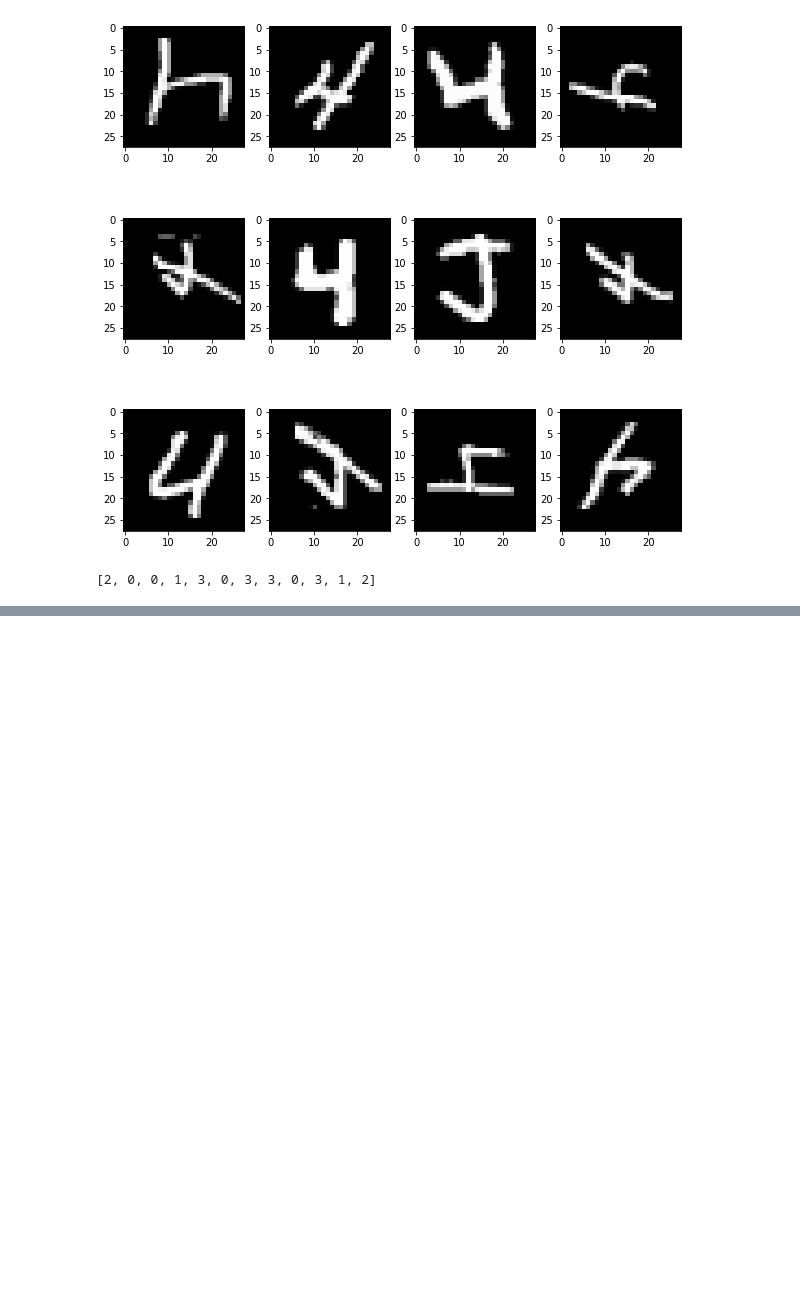
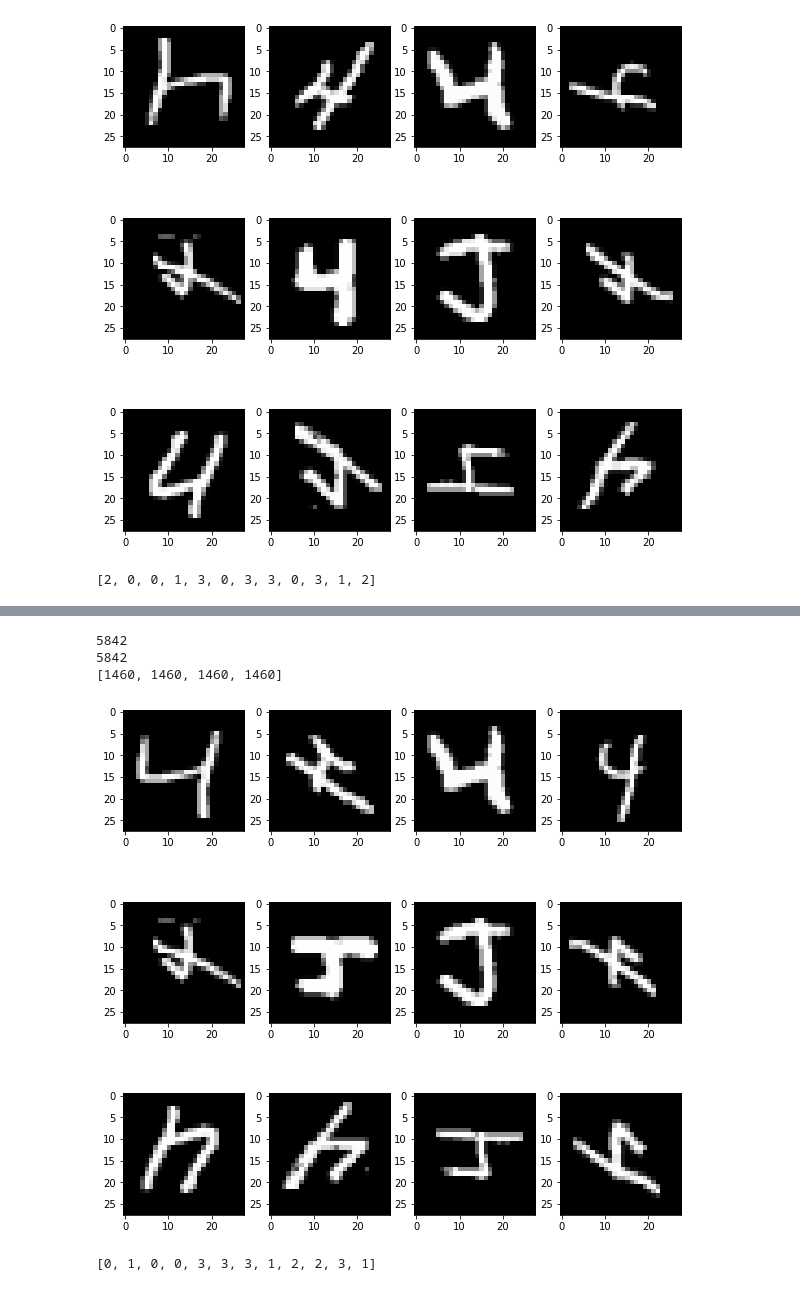
Before and after one commit to PratikGarai/MNIST-Federated, a Jupyter notebook: 04_Orientation_Model/Dataset Generation.ipynb, the cells around one changed output, grey strips where cells are left out. Drawn from its saved outputs; the diff is of its cells as text; code cells hidden in the pictures; blank space fills up the shorter version.

```diff
--- a/04_Orientation_Model/Dataset Generation.ipynb
+++ b/04_Orientation_Model/Dataset Generation.ipynb
@@ -80,7 +96,7 @@ printGrid(x4[:25], 5, 5)
 # %% [output]
 [figure]
 # %%
-xr4,yr4 = getRandomOrientationData(x4)
+xr4,yr4,counts = getRandomOrientationData(x4)
 printGrid(xr4[:12], 3, 4)
 print(yr4[:12])
 # %% [output]
@@ -88,0 +163,14 @@ print(yr4[:12])
+# %%
+ld = Dataset()
+ld.load(f_name)
+# %%
+print(len(ld.x))
+print(len(ld.y))
+print(ld.distribution)
+ld.printSlice(3, 4)
+# %% [output]
+5842
+5842
+[1460, 1460, 1460, 1460]
+[figure, added]
+[0, 1, 0, 0, 3, 3, 3, 1, 2, 2, 3, 1]
```
Also changed, not shown: parts of 15 cells of this notebook, 1 other file.
